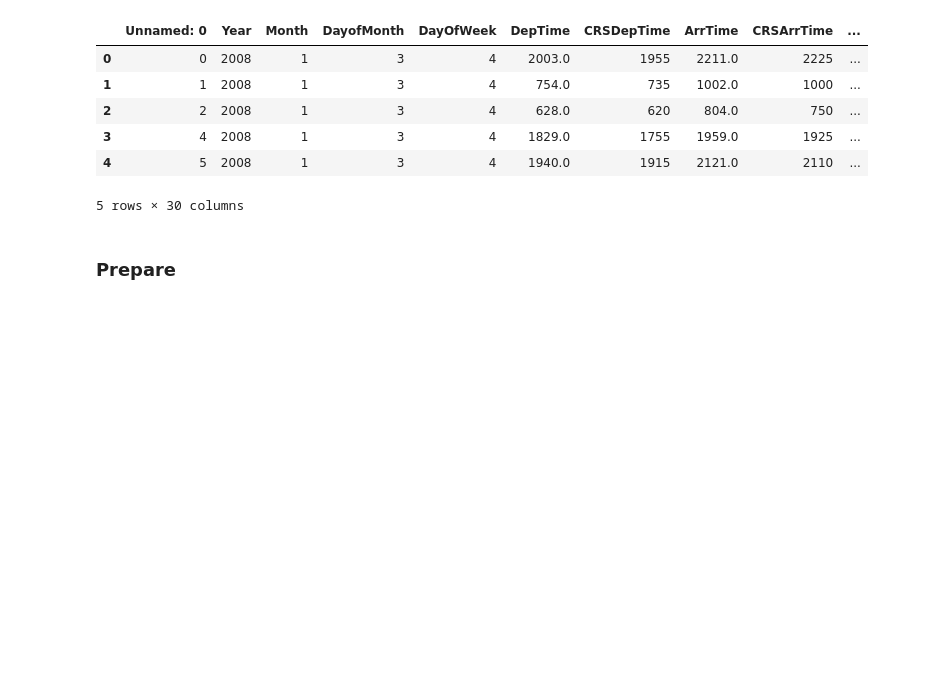
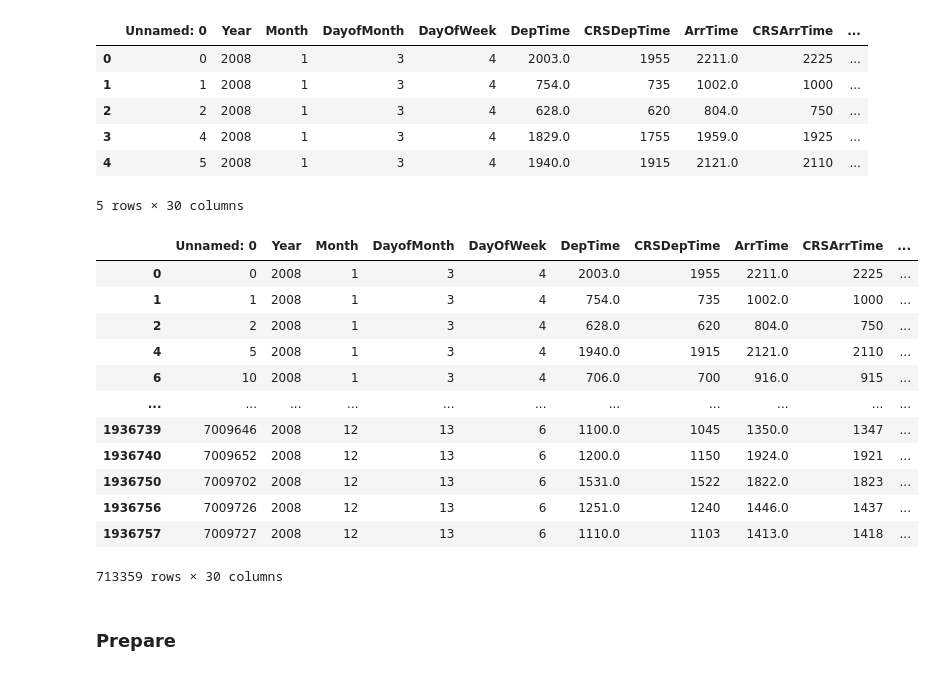
Before and after one commit to lochlynlaskowski/Airline_delays, a Jupyter notebook: Airlines Delays - wrangle.ipynb, the cells around one changed output. Saved outputs shown, nothing was run; the diff lists cells and outputs as text; code cells hidden in the pictures; blank space fills up the shorter version.

```diff
--- a/Airlines Delays - wrangle.ipynb
+++ b/Airlines Delays - wrangle.ipynb
@@ -68,6 +68,22 @@ df.head()
 | 3 | 4 | 2008 | 1 | 3 | 4 | 1829.0 | 1755 | 1959.0 | 1925 | ... |
 | 4 | 5 | 2008 | 1 | 3 | 4 | 1940.0 | 1915 | 2121.0 | 2110 | ... |
 5 rows × 30 columns
+# %%
+df[df.ArrDelay <= 15]
+# %% [output]
+|  | Unnamed: 0 | Year | Month | DayofMonth | DayOfWeek | DepTime | CRSDepTime | ArrTime | CRSArrTime | ... |
+| 0 | 0 | 2008 | 1 | 3 | 4 | 2003.0 | 1955 | 2211.0 | 2225 | ... |
+| 1 | 1 | 2008 | 1 | 3 | 4 | 754.0 | 735 | 1002.0 | 1000 | ... |
+| 2 | 2 | 2008 | 1 | 3 | 4 | 628.0 | 620 | 804.0 | 750 | ... |
+| 4 | 5 | 2008 | 1 | 3 | 4 | 1940.0 | 1915 | 2121.0 | 2110 | ... |
+| 6 | 10 | 2008 | 1 | 3 | 4 | 706.0 | 700 | 916.0 | 915 | ... |
+| ... | ... | ... | ... | ... | ... | ... | ... | ... | ... | ... |
+| 1936739 | 7009646 | 2008 | 12 | 13 | 6 | 1100.0 | 1045 | 1350.0 | 1347 | ... |
+| 1936740 | 7009652 | 2008 | 12 | 13 | 6 | 1200.0 | 1150 | 1924.0 | 1921 | ... |
+| 1936750 | 7009702 | 2008 | 12 | 13 | 6 | 1531.0 | 1522 | 1822.0 | 1823 | ... |
+| 1936756 | 7009726 | 2008 | 12 | 13 | 6 | 1251.0 | 1240 | 1446.0 | 1437 | ... |
+| 1936757 | 7009727 | 2008 | 12 | 13 | 6 | 1110.0 | 1103 | 1413.0 | 1418 | ... |
+713359 rows × 30 columns
 # %% [markdown]
 ### Prepare
 # %%
```
Also changed, not shown: parts of 3 cells of this notebook, 3 other files.
